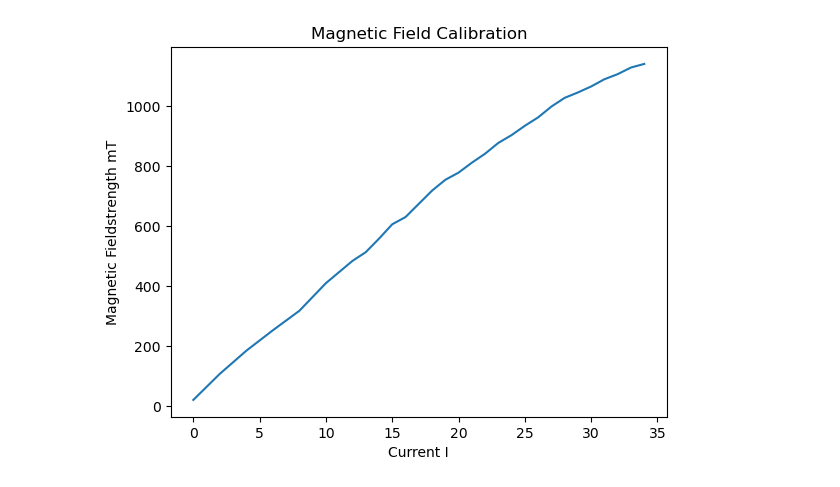
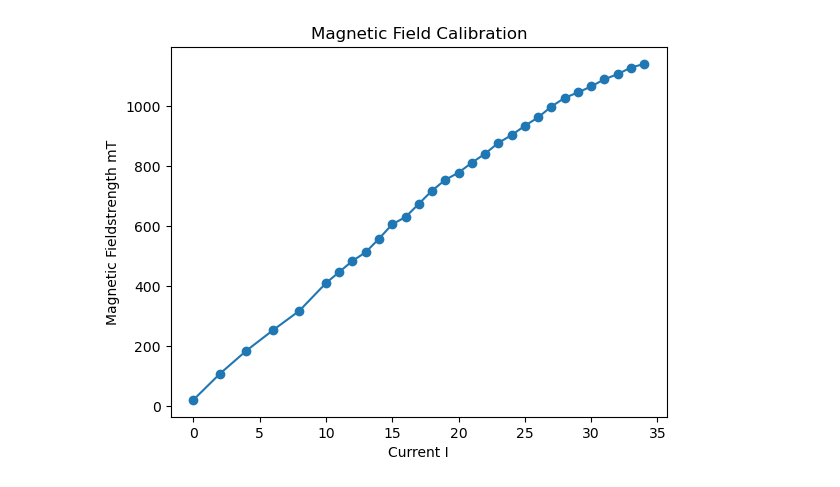
Before and after one commit to Omega3komma3/Zeeman-effect, a Jupyter notebook: Main.ipynb, the cells around one changed output. Cells and saved outputs as stored; diff of their text form; code cells hidden in the pictures.

```diff
--- a/Main.ipynb
+++ b/Main.ipynb
@@ -48,11 +83,12 @@ def lorentzian(x, amplitude, center, gamma):
 # %%
 current, fieldstrength = read_mag_calib(file)
 
 plt.plot(current, fieldstrength)
+plt.scatter(current, fieldstrength)
 plt.title("Magnetic Field Calibration")
 plt.xlabel("Current I")
 plt.ylabel("Magnetic Fieldstrength mT")
 plt.show()
 # %% [output]
-[figure, old version]
+[figure, new version]
 # %%
```
Also changed, not shown: parts of 5 cells of this notebook, 2 other files.
